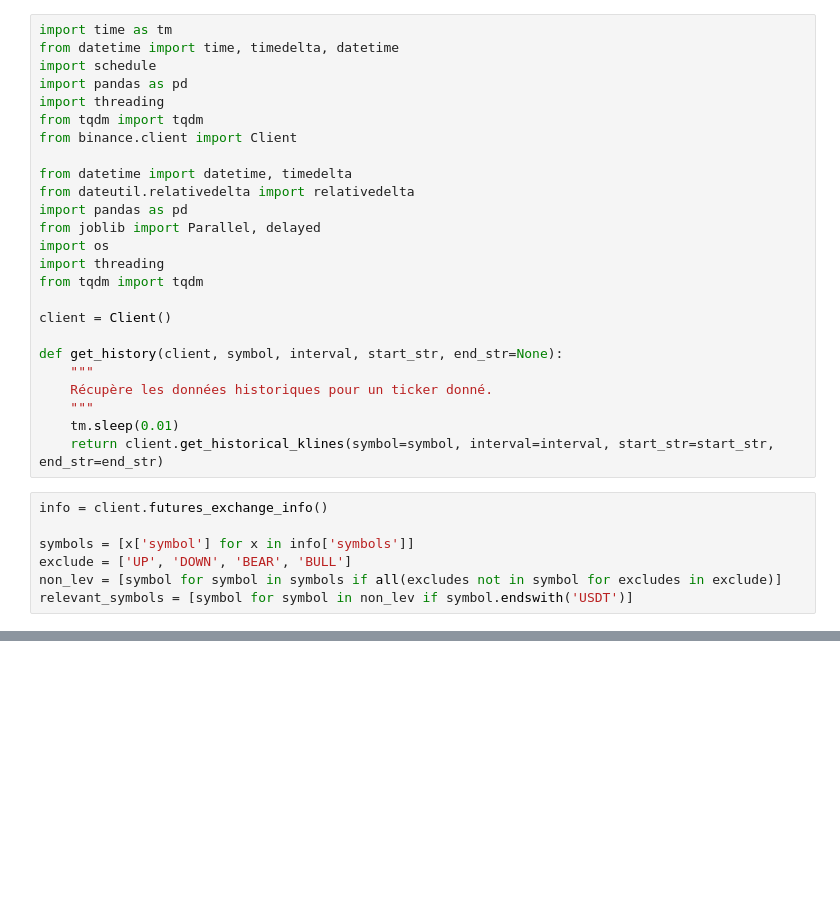
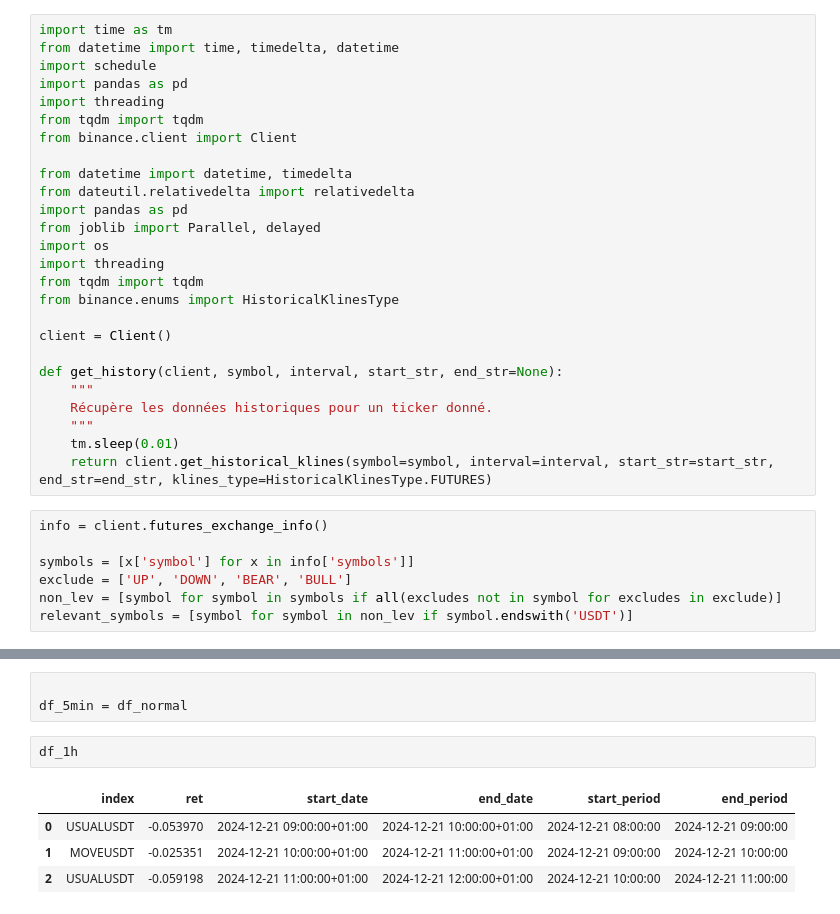
Before and after one commit to tsereir/algorithmic_trading, a Jupyter notebook: getPastData.ipynb, the cells around one changed output, grey strips where cells are left out. Saved outputs shown, nothing was run; the diff lists cells and outputs as text; blank space fills up the shorter version.

```diff
--- a/getPastData.ipynb
+++ b/getPastData.ipynb
@@ -14,6 +14,7 @@ from joblib import Parallel, delayed
 import os
 import threading
 from tqdm import tqdm
+from binance.enums import HistoricalKlinesType
 
 client = Client()
 
@@ -22,7 +23,7 @@ def get_history(client, symbol, interval, start_str, end_str=None):
     Récupère les données historiques pour un ticker donné.
     """
     tm.sleep(0.01)
-    return client.get_historical_klines(symbol=symbol, interval=interval, start_str=start_str, end_str=end_str)
+    return client.get_historical_klines(symbol=symbol, interval=interval, start_str=start_str, end_str=end_str, klines_type=HistoricalKlinesType.FUTURES)
 # %%
 info = client.futures_exchange_info()
 
@@ -182,0 +179,10 @@ Processing time range: 2024-12-09 00:00:00 to 2024-12-09 01:00:00
+# %%
+
+df_5min = df_normal
+# %%
+df_1h
+# %% [output]
+|  | index | ret | start_date | end_date | start_period | end_period |
+| 0 | USUALUSDT | -0.053970 | 2024-12-21 09:00:00+01:00 | 2024-12-21 10:00:00+01:00 | 2024-12-21 08:00:00 | 2024-12-21 09:00:00 |
+| 1 | MOVEUSDT | -0.025351 | 2024-12-21 10:00:00+01:00 | 2024-12-21 11:00:00+01:00 | 2024-12-21 09:00:00 | 2024-12-21 10:00:00 |
+| 2 | USUALUSDT | -0.059198 | 2024-12-21 11:00:00+01:00 | 2024-12-21 12:00:00+01:00 | 2024-12-21 10:00:00 | 2024-12-21 11:00:00 |
```
Also changed, not shown: parts of 17 cells of this notebook.
